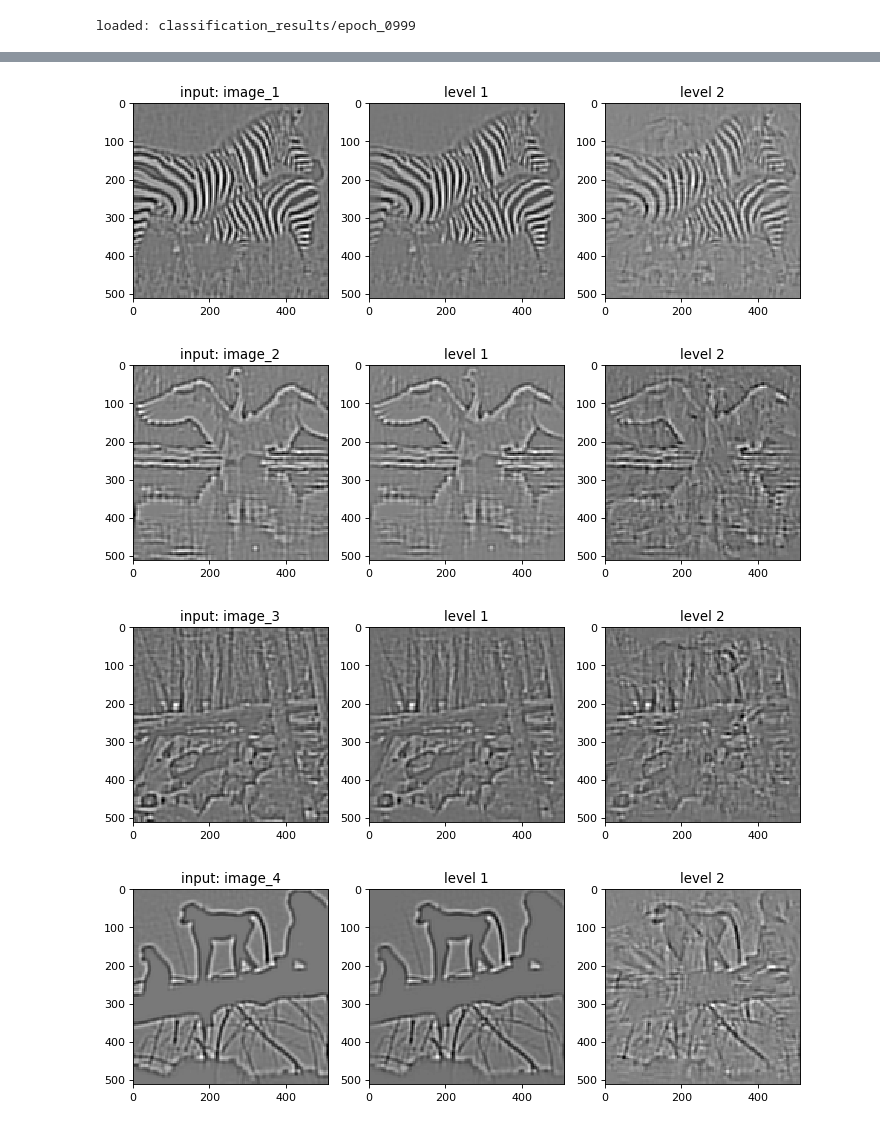
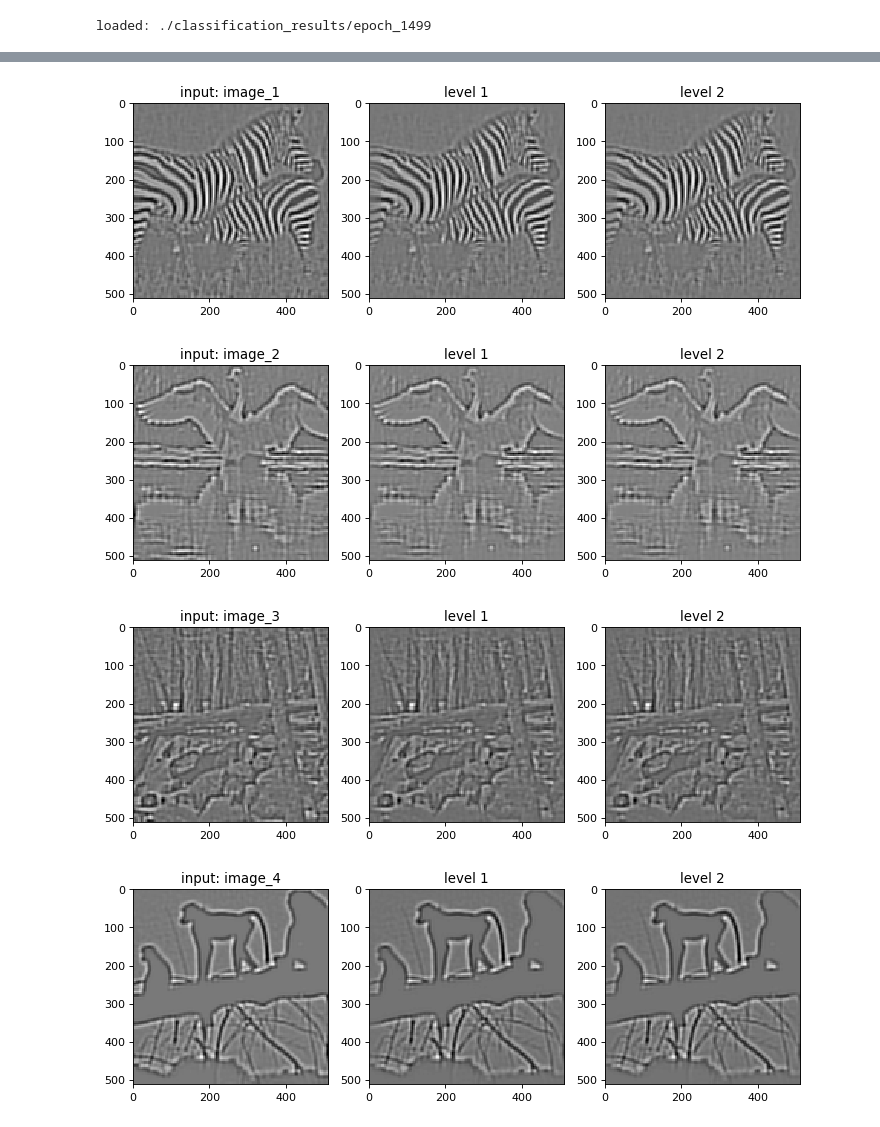
Before and after one commit to timhwang21/predictive_coding, a Jupyter notebook: classification.ipynb, the cells around one changed output, grey strips where cells are left out. Drawn from its saved outputs; the diff is of its cells as text; code cells hidden in the pictures.

```diff
--- a/classification.ipynb
+++ b/classification.ipynb
@@ -41,8 +66,8 @@ for i in range(epoch_n):
 results = {"epoch": [], "target_v": [], "response_v": [], "target_i": [], "response_i": [], "accuracy": []}
 
 for i in range(epoch_n):
-    if i % 50 == 49:
-        model.load("classification_results/epoch_{:0>{}d}".format(i, zero_pad_len))
+    if i % 10 == 9:
+        model.load(os.path.join(out_dir, "epoch_{:0>{}d}".format(i, zero_pad_len)))
 
         for j in range(len(test_set.rf2_patches)):
             inputs = test_set.get_rf1_patches(j)
@@ -50,7 +75,12 @@ for i in range(epoch_n):
             r1, r2, r3, e1, e2, e3 = model.apply_input(inputs, label, training=False)
 
             target_i = np.argmax(label)
-            response_i = np.argmax(r3)
+
+            if sum(r3 == r3.max()) != 1:
+                response_i = None
+            else:
+                response_i = np.argmax(r3)
+
             if target_i == response_i:
                 accuracy = 1
             else:
@@ -64,6 +94,8 @@ for i in range(epoch_n):
             results["accuracy"].append(accuracy)
 # %%
 results_df = pd.DataFrame.from_dict(results)
+
+results_df.groupby('epoch')['accuracy'].mean().plot();
 
 pd.set_option('precision', 10)
 vector_len = len(test_set.labels)
@@ -74,8 +106,7 @@ for i in range(vector_len):
 
 for i in range(vector_len):
     # select a specific target
-    select = results_df.target_i == i
-    results_df_select = results_df[select]
+    results_df_select = results_df[(results_df.target_i == i)]
 
     # plot
     results_df_select = results_df_select.filter(regex='epoch|image')
@@ -89,0 +122,9 @@ for i in range(vector_len):
+# %%
+for i in range(vector_len):
+    # select a specific target
+    results_df_select = results_df[(results_df.target_i == i) & (results_df.epoch >= 1000)]
+
+    # plot
+    results_df_select = results_df_select.filter(regex='epoch|image')
+    results_df_select.plot(x='epoch',
+                           title='target: image {}'.format(i));
@@ -90,5 +137,5 @@ for i in range(vector_len):
 # %%
-model.load("classification_results/epoch_{:0>{}d}".format(0, zero_pad_len))
+model.load(os.path.join(out_dir, "epoch_{:0>{}d}".format(0, zero_pad_len)))
 
 for i in range(len(test_set.filtered_images)):
     filtered_img = test_set.filtered_images[i]
@@ -130,5 +177,5 @@ loaded: classification_results/epoch_0000
 # %%
-model.load("classification_results/epoch_{:0>{}d}".format(max(range(epoch_n)), zero_pad_len))
+model.load(os.path.join(out_dir, "epoch_{:0>{}d}".format(max(range(epoch_n)), zero_pad_len)))
 
 for i in range(len(test_set.filtered_images)):
     filtered_img = test_set.filtered_images[i]
@@ -161,4 +208,4 @@ for i in range(len(test_set.filtered_images)):
 
     plt.tight_layout()
 # %% [output]
-loaded: classification_results/epoch_0999
+loaded: ./classification_results/epoch_1499
@@ -166,4 +213,4 @@ loaded: classification_results/epoch_0999
-[figure, old version]
+[figure, new version]
-[figure, old version]
+[figure, new version]
-[figure, old version]
+[figure, new version]
-[figure, old version]
+[figure, new version]
```
Also changed, not shown: parts of 7 cells of this notebook.
